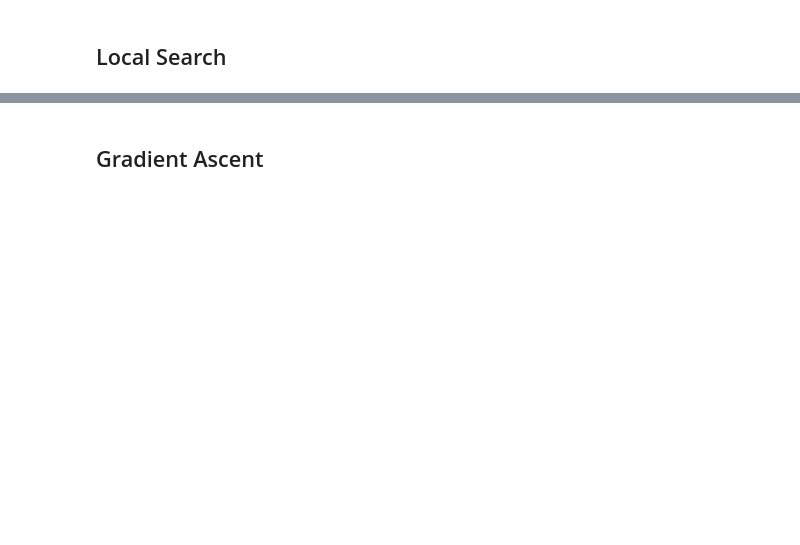
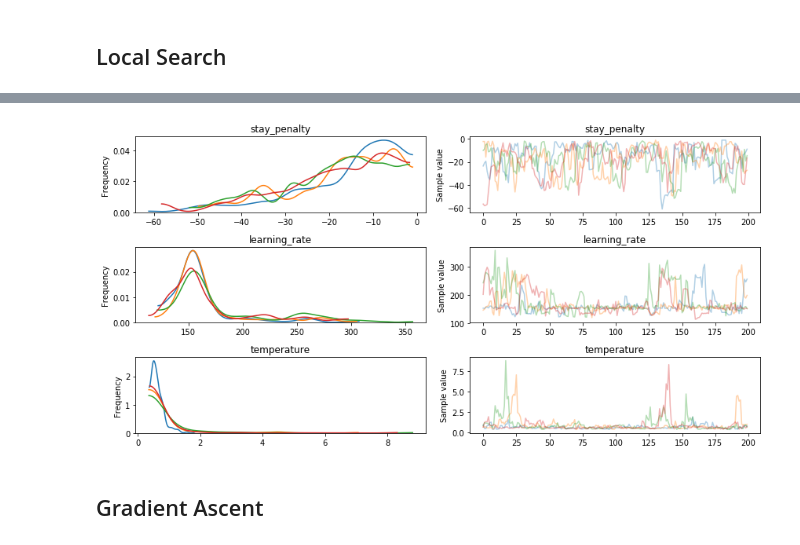
Before and after one commit to bmontambault/Active-Learning, a Jupyter notebook: individual_differences/Local Tests.ipynb, the cells around one changed output, grey strips where cells are left out. Saved outputs shown, nothing was run; the diff lists cells and outputs as text; code cells hidden in the pictures; blank space fills up the shorter version.

Commit message:
updated local tests

```diff
--- a/individual_differences/Local Tests.ipynb
+++ b/individual_differences/Local Tests.ipynb
@@ -69,9 +69,0 @@ plt.show()
-# %%
-with pm.Model() as model:
-    learning_rate = pm.Gamma('learning_rate', 25., .1, shape=1)
-    stay_penalty = pm.Beta('stay_penalty', 1, 1, shape=1)
-    temperature = pm.Gamma('temperature', .1, .1, shape=1)
-
-    obs = pm.Potential('obs', likelihood(data[0][0], local_acq, {'learning_rate': learning_rate,
-                               'temperature': temperature, 'stay_penalty': stay_penalty}, 1, [1.]))
-    stay_trace = pm.sample(200)
@@ -95,10 +72,10 @@ pm.traceplot(stay_trace);
 # %%
 with pm.Model() as model:
     learning_rate = pm.Gamma('learning_rate', 25., .1, shape=1)
-    stay_penalty = pm.Beta('stay_penalty', 1, 1, shape=1)
+    stay_penalty = pm.Normal('stay_penalty', 0, 20, shape=1)
     temperature = pm.Gamma('temperature', .1, .1, shape=1)
 
-    obs = pm.Potential('obs', likelihood(data[0][1], local_acq, {'learning_rate': learning_rate,
+    obs = pm.Potential('obs', likelihood(data[0][0], local_acq, {'learning_rate': learning_rate,
                                'temperature': temperature, 'stay_penalty': stay_penalty}, 1, [1.]))
     local_trace = pm.sample(200)
 # %% [output]
@@ -112,0 +93,9 @@ pm.traceplot(local_trace);
+# %%
+with pm.Model() as model:
+    learning_rate = pm.Gamma('learning_rate', 25., .1, shape=1)
+    stay_penalty = pm.Normal('stay_penalty', 0, 20, shape=1)
+    temperature = pm.Gamma('temperature', .1, .1, shape=1)
+
+    obs = pm.Potential('obs', likelihood(data[0][1], local_acq, {'learning_rate': learning_rate,
+                               'temperature': temperature, 'stay_penalty': stay_penalty}, 1, [1.]))
+    local_penalty_trace = pm.sample(200)
@@ -113,3 +110,7 @@ pm.traceplot(local_trace);
+# %%
+pm.traceplot(local_penalty_trace);
+# %% [output]
+[figure, added]
 # %% [markdown]
 ## Gradient Ascent
 # %%
```
Also changed, not shown: parts of 15 cells of this notebook.
